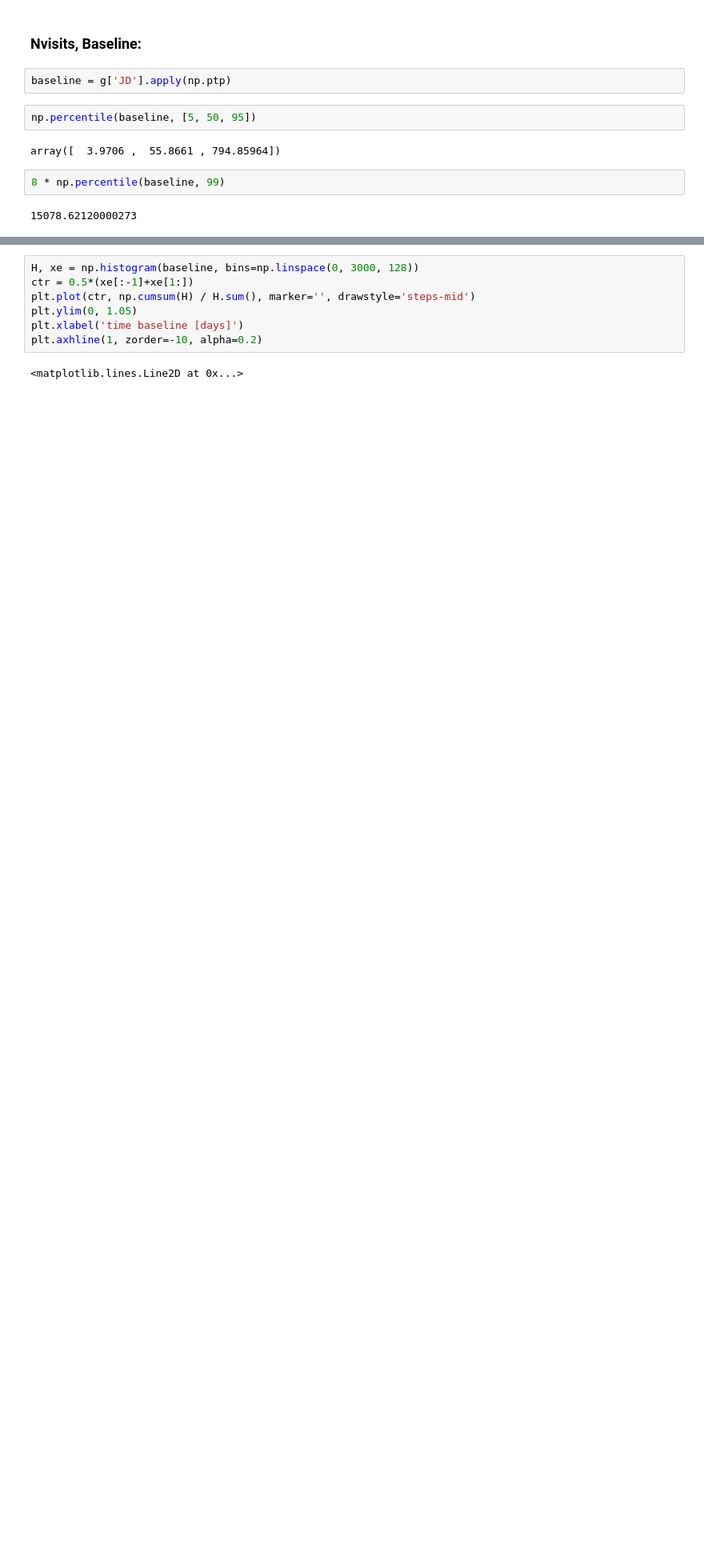
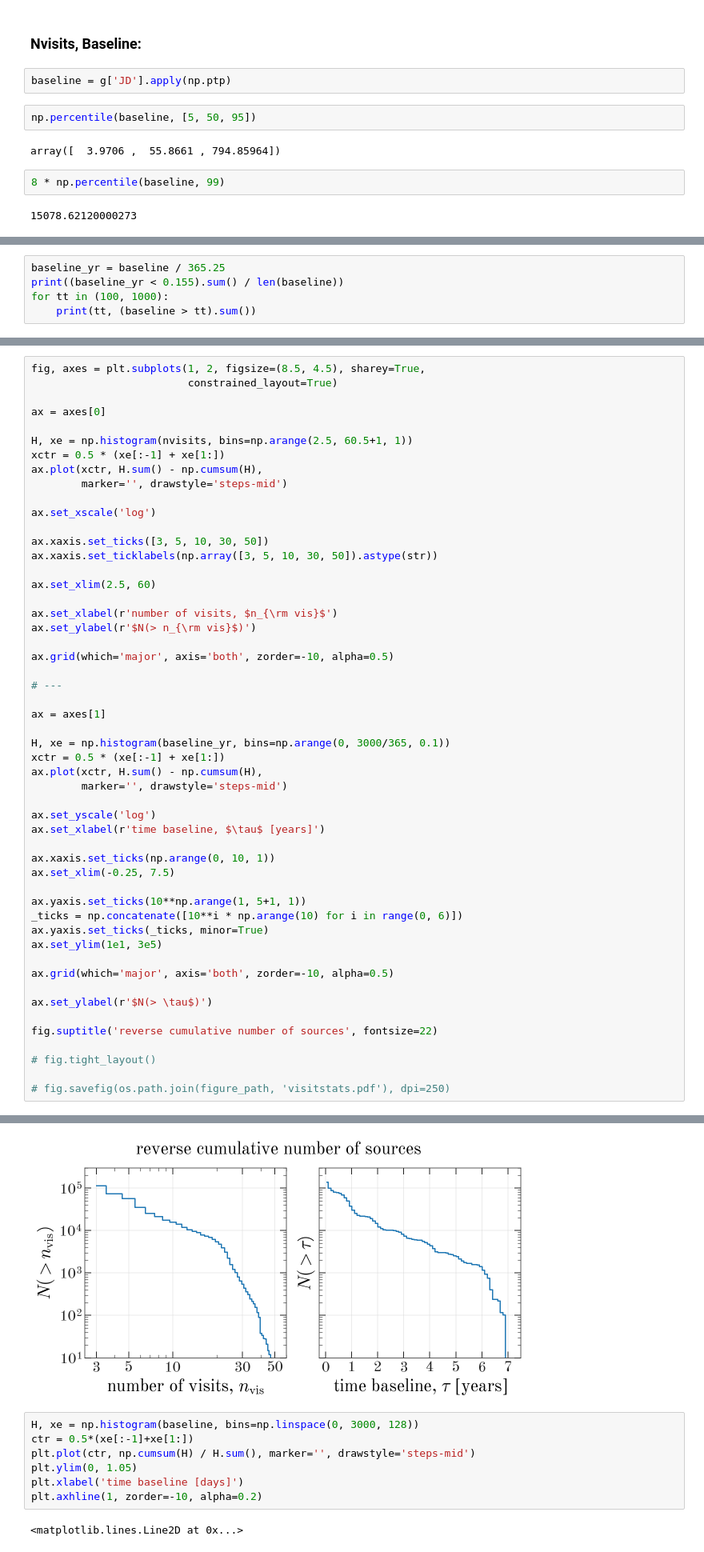
Before and after one commit to adrn/apogee-dr16-vac, a Jupyter notebook: notebooks/Figure-DR16-statistics.ipynb, the cells around one changed output, grey strips where cells are left out. Shown: that part at 80% size. Drawn from its saved outputs; the diff is of its cells as text; blank space fills up the shorter version.

Commit message:
cumulative

```diff
--- a/notebooks/Figure-DR16-statistics.ipynb
+++ b/notebooks/Figure-DR16-statistics.ipynb
@@ -174,0 +156,5 @@ fig.savefig(os.path.join(figure_path, 'visitstats.pdf'), dpi=250)
+# %%
+baseline_yr = baseline / 365.25
+print((baseline_yr < 0.155).sum() / len(baseline))
+for tt in (100, 1000):
+    print(tt, (baseline > tt).sum())
@@ -174,0 +165,53 @@ fig.savefig(os.path.join(figure_path, 'visitstats.pdf'), dpi=250)
+# %%
+fig, axes = plt.subplots(1, 2, figsize=(8.5, 4.5), sharey=True,
+                         constrained_layout=True)
+
+ax = axes[0]
+
+H, xe = np.histogram(nvisits, bins=np.arange(2.5, 60.5+1, 1))
+xctr = 0.5 * (xe[:-1] + xe[1:])
+ax.plot(xctr, H.sum() - np.cumsum(H),
+        marker='', drawstyle='steps-mid')
+
+ax.set_xscale('log')
+
+ax.xaxis.set_ticks([3, 5, 10, 30, 50])
+ax.xaxis.set_ticklabels(np.array([3, 5, 10, 30, 50]).astype(str))
+
+ax.set_xlim(2.5, 60)
+
+ax.set_xlabel(r'number of visits, $n_{\rm vis}$')
+ax.set_ylabel(r'$N(> n_{\rm vis}$)')
+
+ax.grid(which='major', axis='both', zorder=-10, alpha=0.5)
+
+# ---
+
+ax = axes[1]
+
+H, xe = np.histogram(baseline_yr, bins=np.arange(0, 3000/365, 0.1))
+xctr = 0.5 * (xe[:-1] + xe[1:])
+ax.plot(xctr, H.sum() - np.cumsum(H),
+        marker='', drawstyle='steps-mid')
+
+ax.set_yscale('log')
+ax.set_xlabel(r'time baseline, $\tau$ [years]')
+
+ax.xaxis.set_ticks(np.arange(0, 10, 1))
+ax.set_xlim(-0.25, 7.5)
+
+ax.yaxis.set_ticks(10**np.arange(1, 5+1, 1))
+_ticks = np.concatenate([10**i * np.arange(10) for i in range(0, 6)])
+ax.yaxis.set_ticks(_ticks, minor=True)
+ax.set_ylim(1e1, 3e5)
+
+ax.grid(which='major', axis='both', zorder=-10, alpha=0.5)
+
+ax.set_ylabel(r'$N(> \tau$)')
+
+fig.suptitle('reverse cumulative number of sources', fontsize=22)
+
+# fig.tight_layout()
+
+# fig.savefig(os.path.join(figure_path, 'visitstats.pdf'), dpi=250)
+# %% [output]
@@ -175,3 +219,4 @@ fig.savefig(os.path.join(figure_path, 'visitstats.pdf'), dpi=250)
+[figure, added]
 # %%
 H, xe = np.histogram(baseline, bins=np.linspace(0, 3000, 128))
 ctr = 0.5*(xe[:-1]+xe[1:])
```
Also changed, not shown: parts of 6 cells of this notebook, 4 other files.
